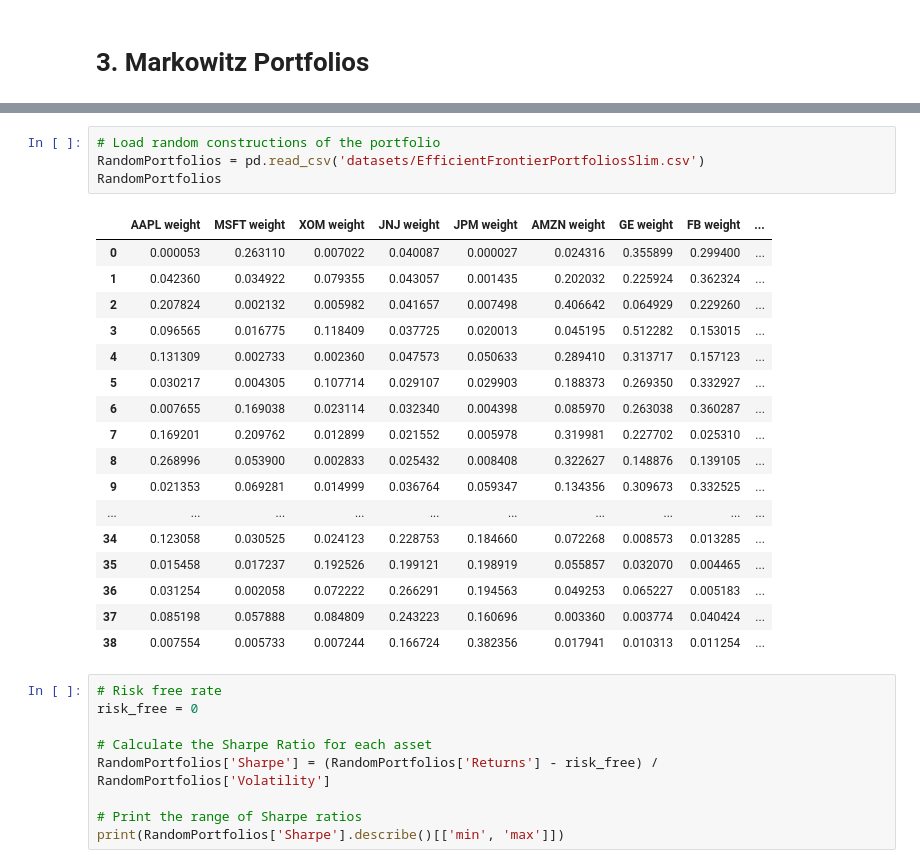
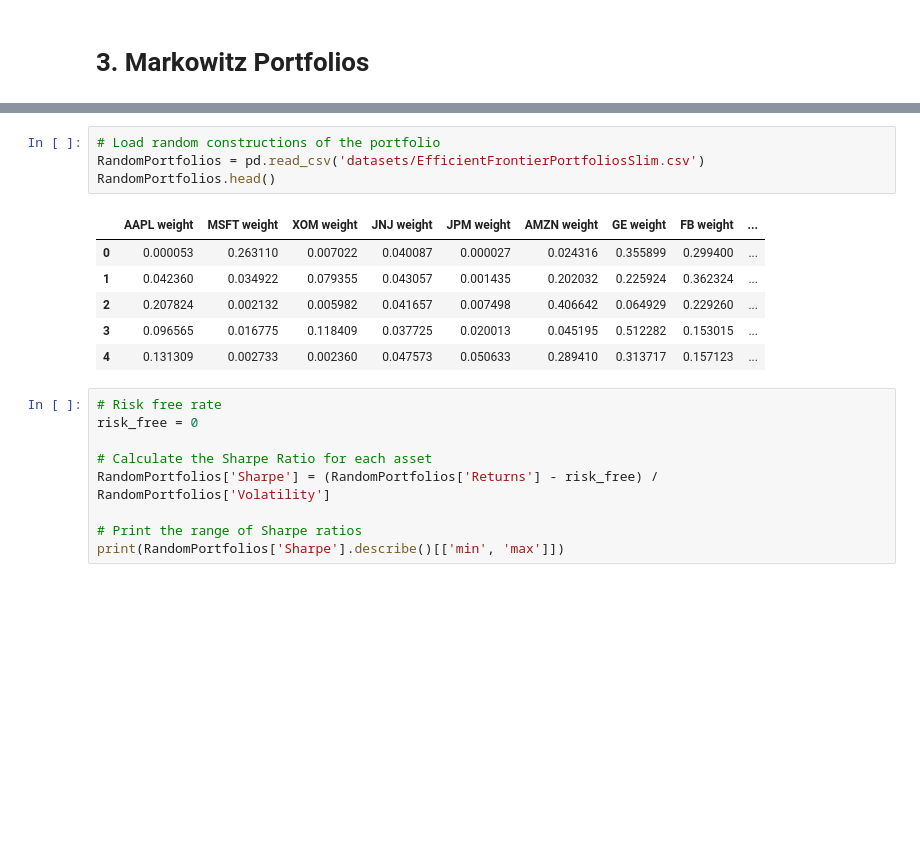
Before and after one commit to tanatiem/Finance-with-Python, a Jupyter notebook: Portfolio Investing.ipynb, the cells around one changed output, grey strips where cells are left out. Drawn from its saved outputs; the diff is of its cells as text; blank space fills up the shorter version.

Commit message:
udpate portfolio investing notebook

```diff
--- a/Portfolio Investing.ipynb
+++ b/Portfolio Investing.ipynb
@@ -230,25 +230,14 @@ extremely difficult to predict.
 # %%
 # Load random constructions of the portfolio
 RandomPortfolios = pd.read_csv('datasets/EfficientFrontierPortfoliosSlim.csv')
-RandomPortfolios
+RandomPortfolios.head()
 # %% [output]
 |  | AAPL weight | MSFT weight | XOM weight | JNJ weight | JPM weight | AMZN weight | GE weight | FB weight | ... |
 | 0 | 0.000053 | 0.263110 | 0.007022 | 0.040087 | 0.000027 | 0.024316 | 0.355899 | 0.299400 | ... |
 | 1 | 0.042360 | 0.034922 | 0.079355 | 0.043057 | 0.001435 | 0.202032 | 0.225924 | 0.362324 | ... |
 | 2 | 0.207824 | 0.002132 | 0.005982 | 0.041657 | 0.007498 | 0.406642 | 0.064929 | 0.229260 | ... |
 | 3 | 0.096565 | 0.016775 | 0.118409 | 0.037725 | 0.020013 | 0.045195 | 0.512282 | 0.153015 | ... |
 | 4 | 0.131309 | 0.002733 | 0.002360 | 0.047573 | 0.050633 | 0.289410 | 0.313717 | 0.157123 | ... |
-| 5 | 0.030217 | 0.004305 | 0.107714 | 0.029107 | 0.029903 | 0.188373 | 0.269350 | 0.332927 | ... |
-| 6 | 0.007655 | 0.169038 | 0.023114 | 0.032340 | 0.004398 | 0.085970 | 0.263038 | 0.360287 | ... |
-| 7 | 0.169201 | 0.209762 | 0.012899 | 0.021552 | 0.005978 | 0.319981 | 0.227702 | 0.025310 | ... |
-| 8 | 0.268996 | 0.053900 | 0.002833 | 0.025432 | 0.008408 | 0.322627 | 0.148876 | 0.139105 | ... |
-| 9 | 0.021353 | 0.069281 | 0.014999 | 0.036764 | 0.059347 | 0.134356 | 0.309673 | 0.332525 | ... |
-| ... | ... | ... | ... | ... | ... | ... | ... | ... | ... |
-| 34 | 0.123058 | 0.030525 | 0.024123 | 0.228753 | 0.184660 | 0.072268 | 0.008573 | 0.013285 | ... |
-| 35 | 0.015458 | 0.017237 | 0.192526 | 0.199121 | 0.198919 | 0.055857 | 0.032070 | 0.004465 | ... |
-| 36 | 0.031254 | 0.002058 | 0.072222 | 0.266291 | 0.194563 | 0.049253 | 0.065227 | 0.005183 | ... |
-| 37 | 0.085198 | 0.057888 | 0.084809 | 0.243223 | 0.160696 | 0.003360 | 0.003774 | 0.040424 | ... |
-| 38 | 0.007554 | 0.005733 | 0.007244 | 0.166724 | 0.382356 | 0.017941 | 0.010313 | 0.011254 | ... |
 # %%
 # Risk free rate
 risk_free = 0
```
Also changed, not shown: parts of 4 cells of this notebook.
